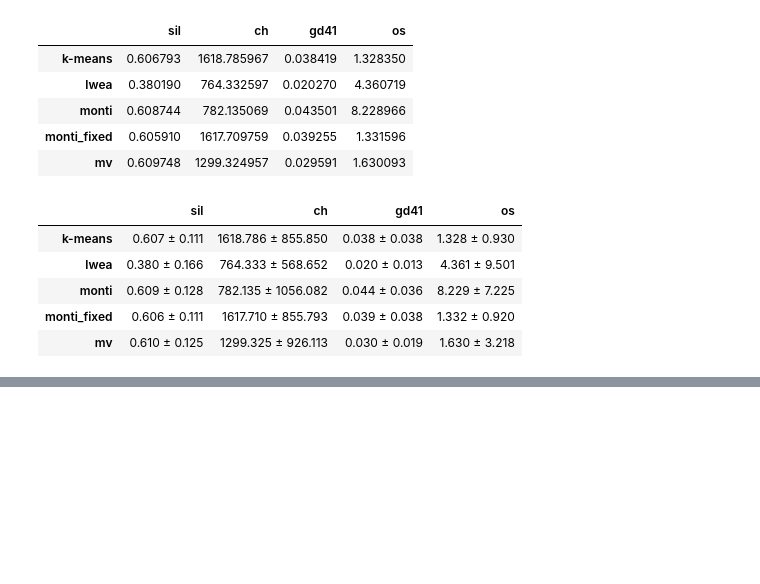
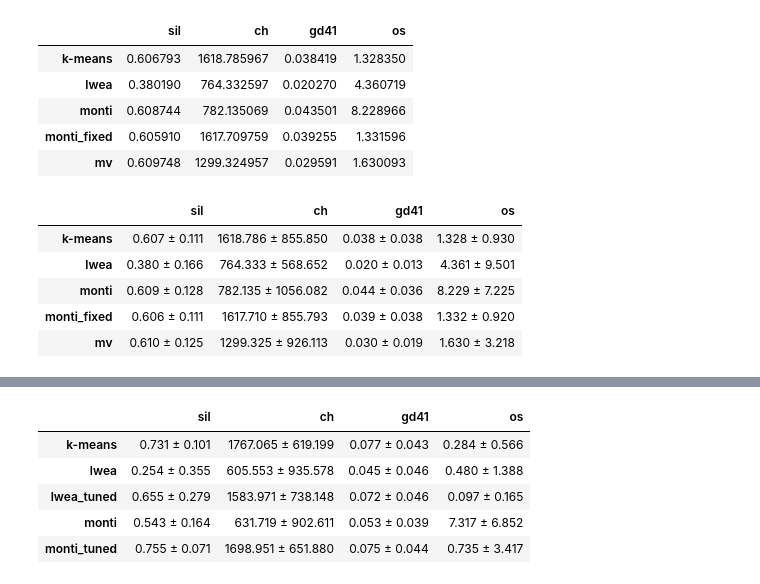
Before and after one commit to fedosiq/ensemble_clustering, a Jupyter notebook: experiments/scores/process_scores.ipynb, the cells around one changed output, grey strips where cells are left out. Cells and saved outputs as stored; diff of their text form; code cells hidden in the pictures; blank space fills up the shorter version.

```diff
--- a/experiments/scores/process_scores.ipynb
+++ b/experiments/scores/process_scores.ipynb
@@ -88,2 +112,12 @@ df = parse_df(pd.read_csv("synt_scores.csv"))
+# %%
+res.to_csv("smac_means.csv")
+res
+# %% [output]
+|  | sil | ch | gd41 | os |
+| k-means | 0.731 ± 0.101 | 1767.065 ± 619.199 | 0.077 ± 0.043 | 0.284 ± 0.566 |
+| lwea | 0.254 ± 0.355 | 605.553 ± 935.578 | 0.045 ± 0.046 | 0.480 ± 1.388 |
+| lwea_tuned | 0.655 ± 0.279 | 1583.971 ± 738.148 | 0.072 ± 0.046 | 0.097 ± 0.165 |
+| monti | 0.543 ± 0.164 | 631.719 ± 902.611 | 0.053 ± 0.039 | 7.317 ± 6.852 |
+| monti_tuned | 0.755 ± 0.071 | 1698.951 ± 651.880 | 0.075 ± 0.044 | 0.735 ± 3.417 |
 # %%
 sils = get_metric_stats(df, 'sil')
```
Also changed, not shown: parts of 9 cells of this notebook, 5 other files.
